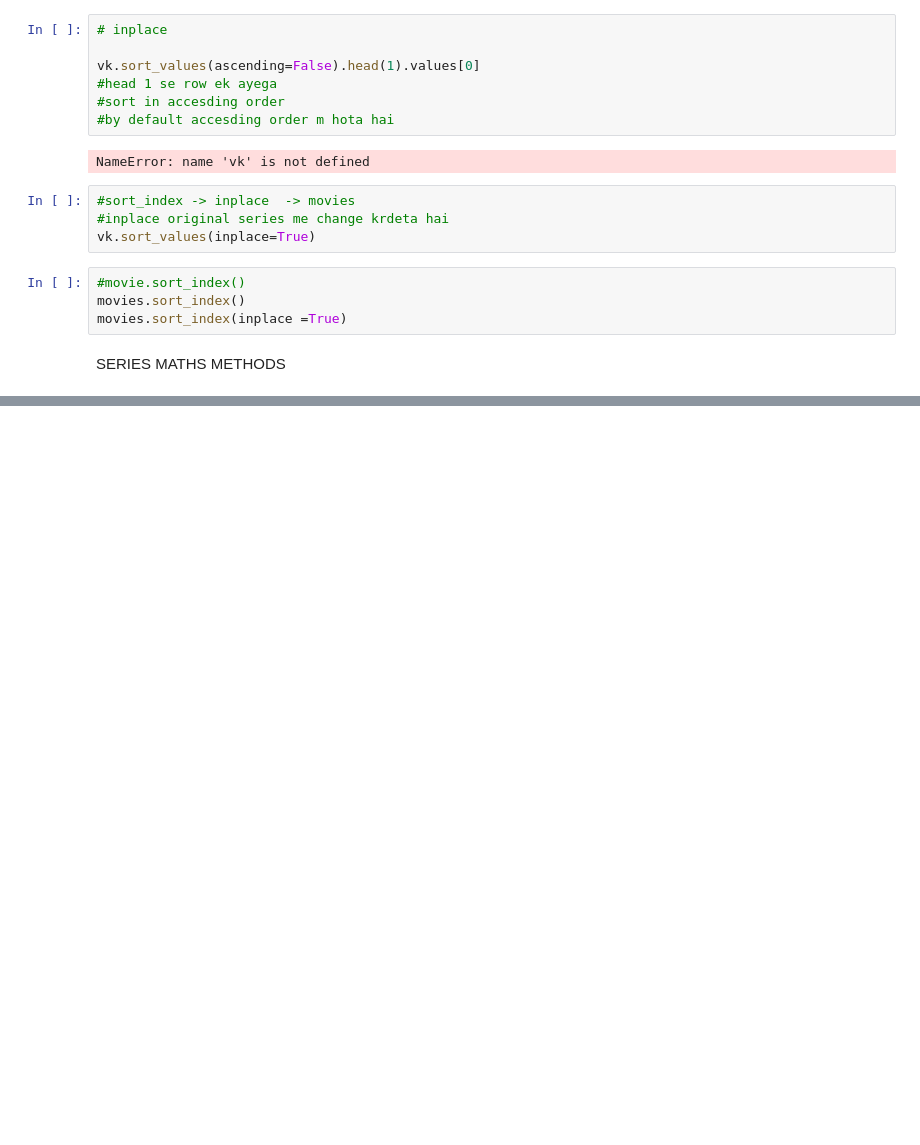
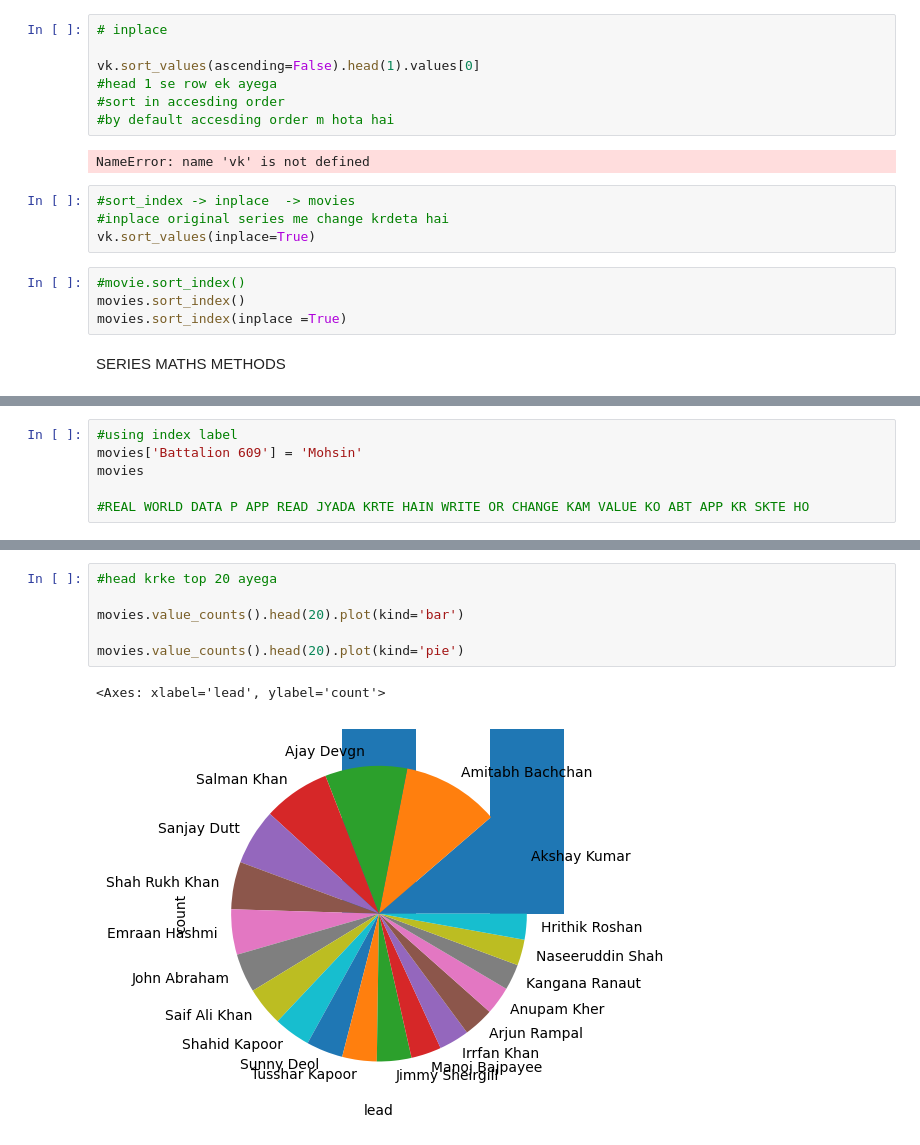
Before and after one commit to mdmohsin6/5.6-Secrets-Project, a Jupyter notebook: pandas.ipynb, the cells around one changed output, grey strips where cells are left out. Drawn from its saved outputs; the diff is of its cells as text; blank space fills up the shorter version.

```diff
--- a/pandas.ipynb
+++ b/pandas.ipynb
@@ -248,0 +413,6 @@ SERIES MATHS METHODS
+# %%
+#using index label
+movies['Battalion 609'] = 'Mohsin'
+movies
+
+#REAL WORLD DATA P APP READ JYADA KRTE HAIN WRITE OR CHANGE KAM VALUE KO ABT APP KR SKTE HO
@@ -248,0 +576,9 @@ SERIES MATHS METHODS
+# %%
+#head krke top 20 ayega
+
+movies.value_counts().head(20).plot(kind='bar')
+
+movies.value_counts().head(20).plot(kind='pie')
+# %% [output]
+<Axes: xlabel='lead', ylabel='count'>
+[figure, added]
```
Also changed, not shown: parts of 39 cells of this notebook.
